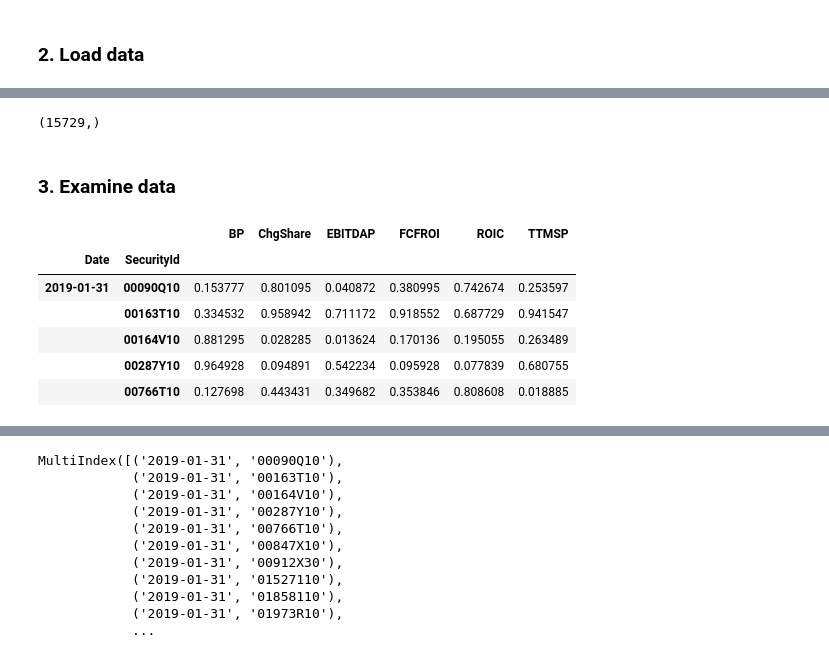
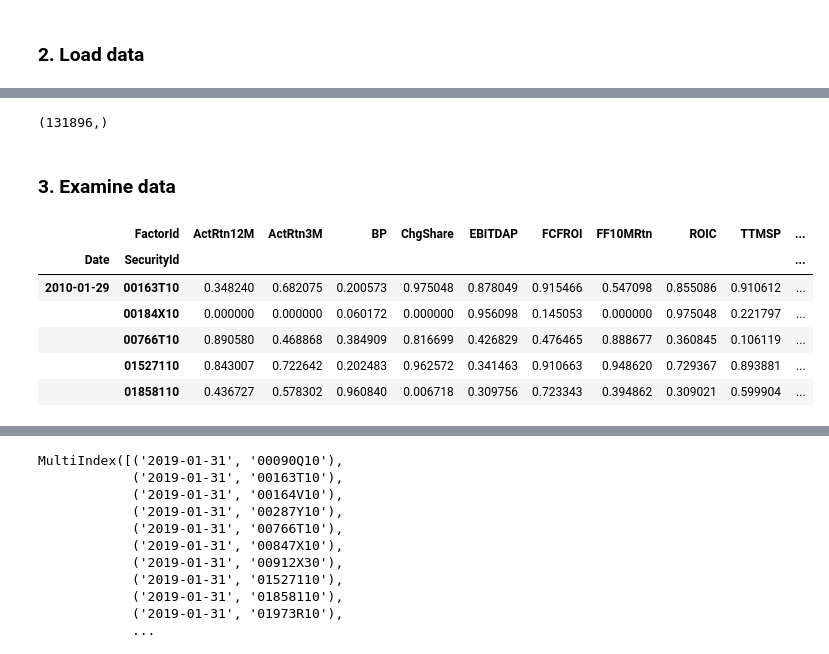
Before and after one commit to taovalue/Stock-Clustering, a Jupyter notebook: Stock Clustering.ipynb, the cells around one changed output, grey strips where cells are left out. Saved outputs shown, nothing was run; the diff lists cells and outputs as text; code cells hidden in the pictures.

```diff
--- a/Stock Clustering.ipynb
+++ b/Stock Clustering.ipynb
@@ -23,10 +33,11 @@ clr2 = ["#009697","#8dc63f","#f7941d","#ee2f53","#00b5f1","#96157c","#00ab4e","#
 sc_path = os.path.expanduser("~\\OneDrive - IHS Markit\\ResearchSignals\\Projects\\20200213_StockClustering")
 file1 = 'Factor_data_USLC_2019.txt'
 file2 = 'Factor_data_USTC_2019.txt'
+file3 = 'Factor_data_USLC_2010to2019.txt'
 # %% [markdown]
 ### 2. Load data
 # %%
-sc_data = pd.read_csv(path.join(sc_path,file1), sep='\t')
+sc_data = pd.read_csv(path.join(sc_path,file3), sep='\t')
 sc_data.head()
 # %% [output]
 |  | Date | FactorId | SecurityId | Rank | RawRatio |
@@ -49,3 +64,15 @@ Factor & ID mapping
+# %%
+# create dict for factor id to name mapping
+fac_dict = {5:'ActRtn12M',
+            11:'ActRtn3M',
+            29:'BP',
+            73:'ChgShare',
+            106:'EBITDAP',
+            146:'FCFROI',
+            148:'FF10MRtn',
+            249:'ROIC',
+            304:'TTMSP',
+            7408:'GPM'}
 # %%
 # test = sc_data.loc[(sc_data.Date == '2019-01-31 00:00:00') & (sc_data.FactorId == 29),]
 # test.shape
@@ -89,21 +120,21 @@ sc_data[(sc_data.SecurityId == 'HOLX') & (sc_data.Date == '2019-01-31 00:00:00')
 test = sc_data[sc_data.FactorId == 29].RawRatio
 test.shape
 # %% [output]
-(15729,)
+(131896,)
 # %% [markdown]
 ### 3. Examine data
 # %%
 ### pivot table the data to have factors as columns and PRank as values
 a = sc_data.pivot_table(index=[pd.to_datetime(sc_data.Date),'SecurityId'], columns='FactorId', values='cs_PRank', fill_value = 0)
 
 type(a)
-a.columns = ['BP','ChgShare','EBITDAP','FCFROI','ROIC','TTMSP']
+a.rename(columns = fac_dict, inplace = True)
 a.head()
 # %% [output]
-|  |  | BP | ChgShare | EBITDAP | FCFROI | ROIC | TTMSP |
-| Date | SecurityId |  |  |  |  |  |  |
-| 2019-01-31 | 00090Q10 | 0.153777 | 0.801095 | 0.040872 | 0.380995 | 0.742674 | 0.253597 |
-|  | 00163T10 | 0.334532 | 0.958942 | 0.711172 | 0.918552 | 0.687729 | 0.941547 |
-|  | 00164V10 | 0.881295 | 0.028285 | 0.013624 | 0.170136 | 0.195055 | 0.263489 |
-|  | 00287Y10 | 0.964928 | 0.094891 | 0.542234 | 0.095928 | 0.077839 | 0.680755 |
-|  | 00766T10 | 0.127698 | 0.443431 | 0.349682 | 0.353846 | 0.808608 | 0.018885 |
+|  | FactorId | ActRtn12M | ActRtn3M | BP | ChgShare | EBITDAP | FCFROI | FF10MRtn | ROIC | TTMSP | ... |
+| Date | SecurityId |  |  |  |  |  |  |  |  |  | ... |
+| 2010-01-29 | 00163T10 | 0.348240 | 0.682075 | 0.200573 | 0.975048 | 0.878049 | 0.915466 | 0.547098 | 0.855086 | 0.910612 | ... |
+|  | 00184X10 | 0.000000 | 0.000000 | 0.060172 | 0.000000 | 0.956098 | 0.145053 | 0.000000 | 0.975048 | 0.221797 | ... |
+|  | 00766T10 | 0.890580 | 0.468868 | 0.384909 | 0.816699 | 0.426829 | 0.476465 | 0.888677 | 0.360845 | 0.106119 | ... |
+|  | 01527110 | 0.843007 | 0.722642 | 0.202483 | 0.962572 | 0.341463 | 0.910663 | 0.948620 | 0.729367 | 0.893881 | ... |
+|  | 01858110 | 0.436727 | 0.578302 | 0.960840 | 0.006718 | 0.309756 | 0.723343 | 0.394862 | 0.309021 | 0.599904 | ... |
```
Also changed, not shown: parts of 15 cells of this notebook, 2 other files.
